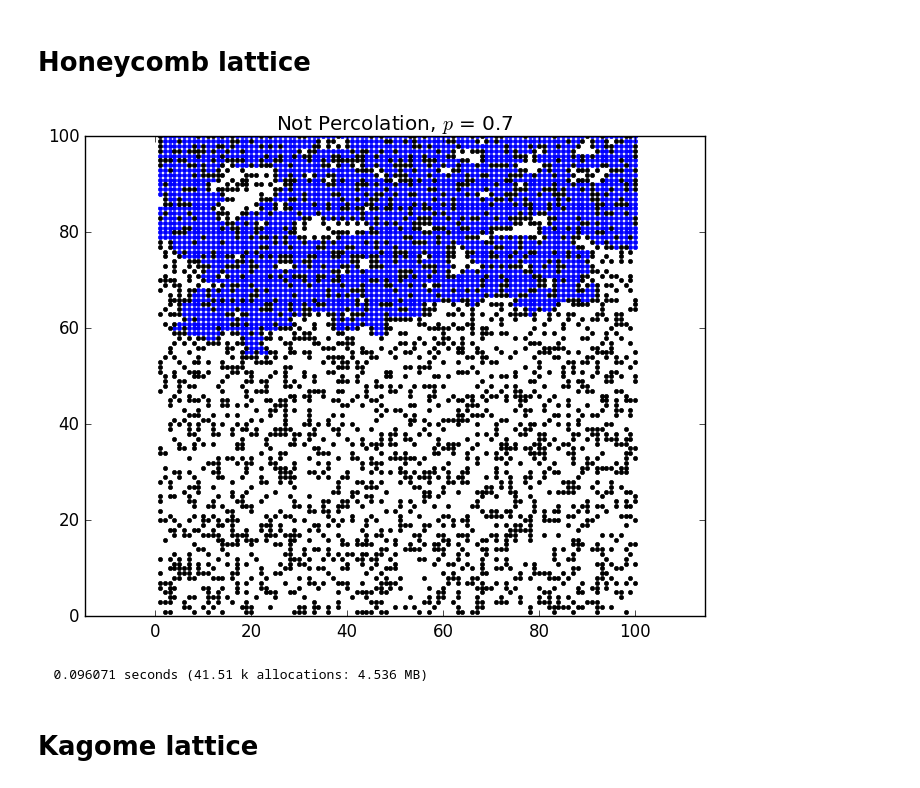
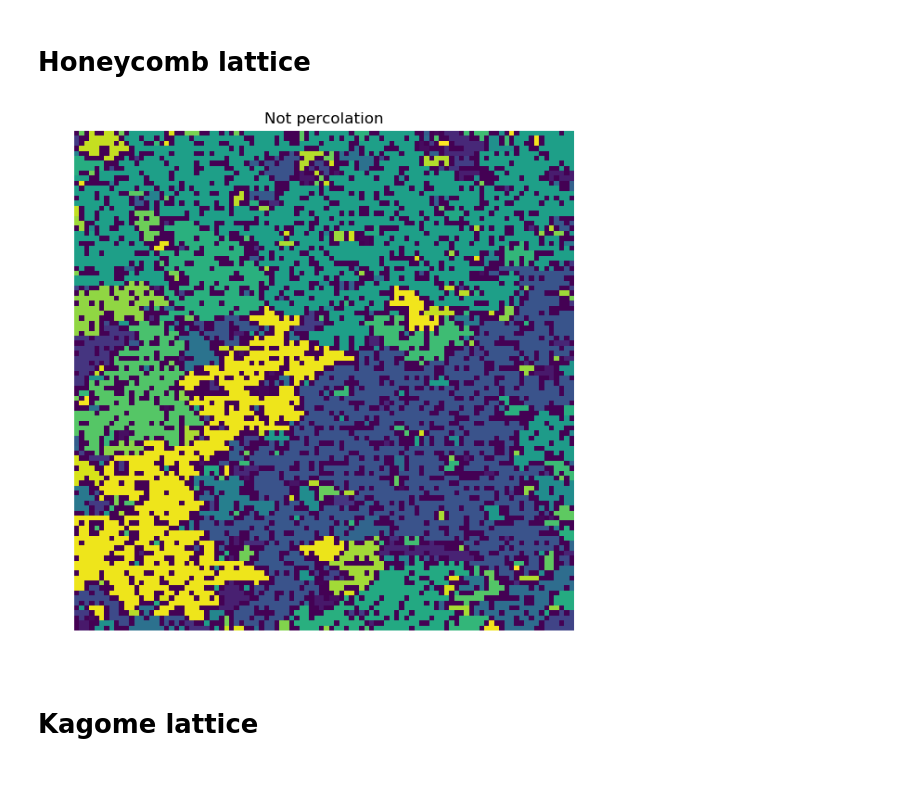
Before and after one commit to goropikari/Percolation.jl, a Jupyter notebook: example/percolation.ipynb, the cells around one changed output. Drawn from its saved outputs; the diff is of its cells as text; code cells hidden in the pictures.

```diff
--- a/example/percolation.ipynb
+++ b/example/percolation.ipynb
@@ -68,12 +89,11 @@ percolationplot(tri)
 # %% [markdown]
 # Honeycomb lattice
 # %%
-site = honeycomb(100, 0.7)
-@time percolation(site)
-percolationplot(site);
+site = Honeycomb(100, 0.7)
+cluster!(site)
+clusterplot(site)
 # %% [output]
-[figure, old version]
+[figure, new version]
-  0.096071 seconds (41.51 k allocations: 4.536 MB)
 # %% [markdown]
 # Kagome lattice
 # %%
```
Also changed, not shown: parts of 52 cells of this notebook.
